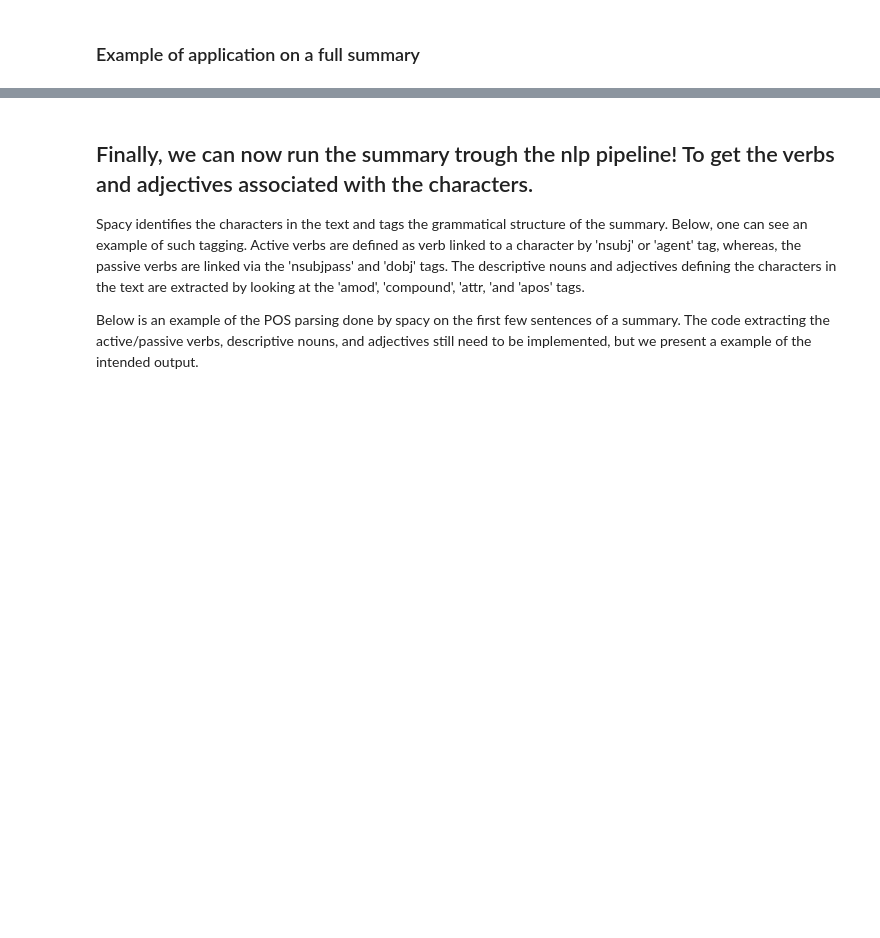
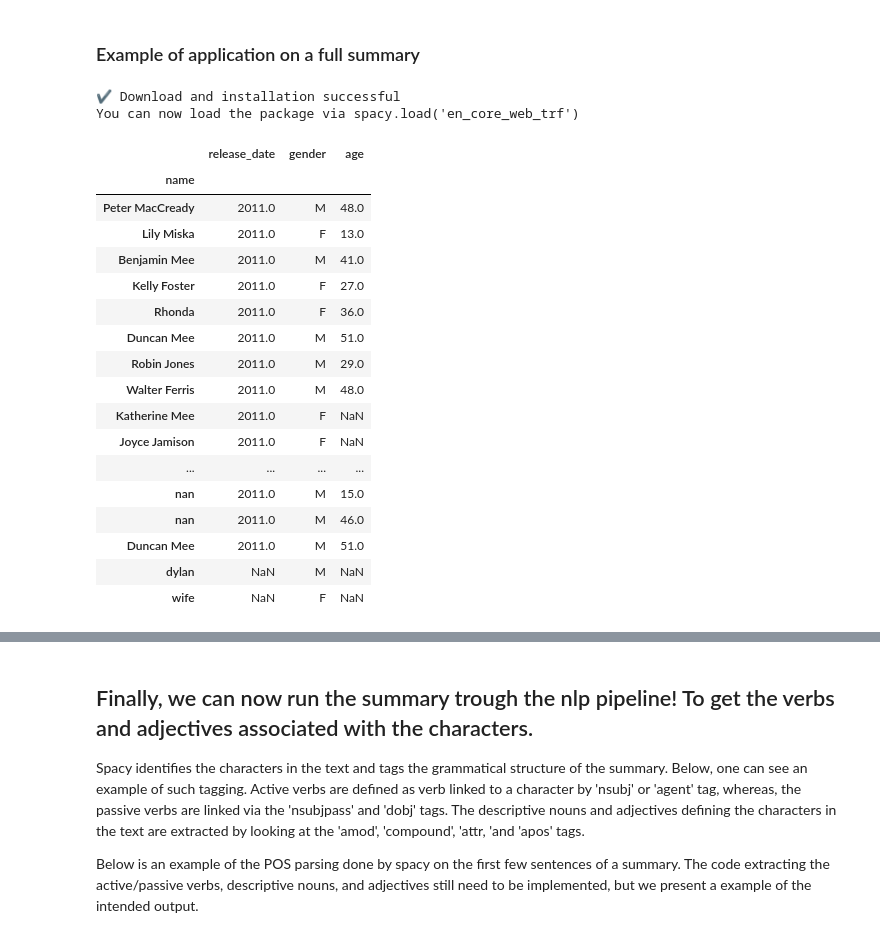
Before and after one commit to epfl-ada/ada-2022-project-error141, a Jupyter notebook: data_exploration_final.ipynb, the cells around one changed output, grey strips where cells are left out. Cells and saved outputs as stored; diff of their text form; code cells hidden in the pictures; blank space fills up the shorter version.

```diff
--- a/data_exploration_final.ipynb
+++ b/data_exploration_final.ipynb
@@ -768,3 +768,19 @@ to_add
+# %%
+def remove_words(name, words_remove):
+    name_words = name.split()
+
+    resultwords  = [word for word in name_words if word.lower() not in words_remove]
+    result = ' '.join(resultwords)
+
+    return result
+
+def character_remove_words(words_remove, character):
+    #Remove point in name
+    character.name = character['name'].apply(lambda x: x.replace('.', ''))
+    #Remove all words from list
+    character.name = character['name'].apply(remove_words, args=(words_remove, ))
+
+    return character
 # %% [markdown]
 Create patterns for the entity_ruler from character metadata
 # %%
@@ -791,2 +797,7 @@ def add_character_entity_ruler_to_nlp(nlp, character):
 # %% [markdown]
 ### Example of application on a full summary
+# %%
+spacy.cli.download("en_core_web_trf")
+# %% [output]
+✔ Download and installation successful
+You can now load the package via spacy.load('en_core_web_trf')
@@ -793,7 +814,34 @@ def add_character_entity_ruler_to_nlp(nlp, character):
 # %%
 nlp = spacy.load("en_core_web_sm")
+
+#Load list of words to remove and remove
+words_remove = pd.read_csv(data_folder + 'remove_from_name.csv', encoding="utf8", header=None)
+words_remove = list(words_remove.iloc[:,0])
+character = character_remove_words(words_remove, character)
+
 nlp = add_character_entity_ruler_to_nlp(nlp, character)
 character = character.set_index('name')
+# %%
+character
+# %% [output]
+|  | release_date | gender | age |
+| name |  |  |  |
+| Peter MacCready | 2011.0 | M | 48.0 |
+| Lily Miska | 2011.0 | F | 13.0 |
+| Benjamin Mee | 2011.0 | M | 41.0 |
+| Kelly Foster | 2011.0 | F | 27.0 |
+| Rhonda | 2011.0 | F | 36.0 |
+| Duncan Mee | 2011.0 | M | 51.0 |
+| Robin Jones | 2011.0 | M | 29.0 |
+| Walter Ferris | 2011.0 | M | 48.0 |
+| Katherine Mee | 2011.0 | F | NaN |
+| Joyce Jamison | 2011.0 | F | NaN |
+| ... | ... | ... | ... |
+| nan | 2011.0 | M | 15.0 |
+| nan | 2011.0 | M | 46.0 |
+| Duncan Mee | 2011.0 | M | 51.0 |
+| dylan | NaN | M | NaN |
+| wife | NaN | F | NaN |
 # %%
 doc_summary = nlp(coref_summary)
 
```
Also changed, not shown: parts of 33 cells of this notebook.
